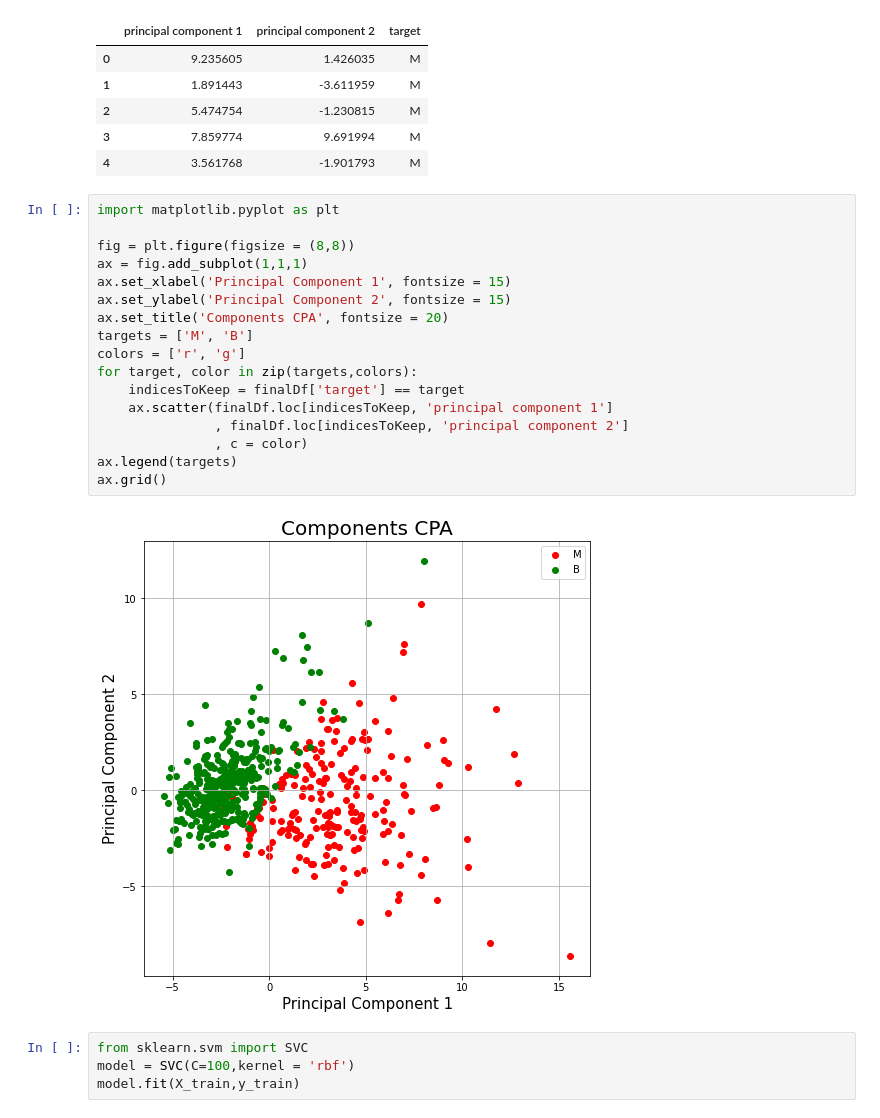
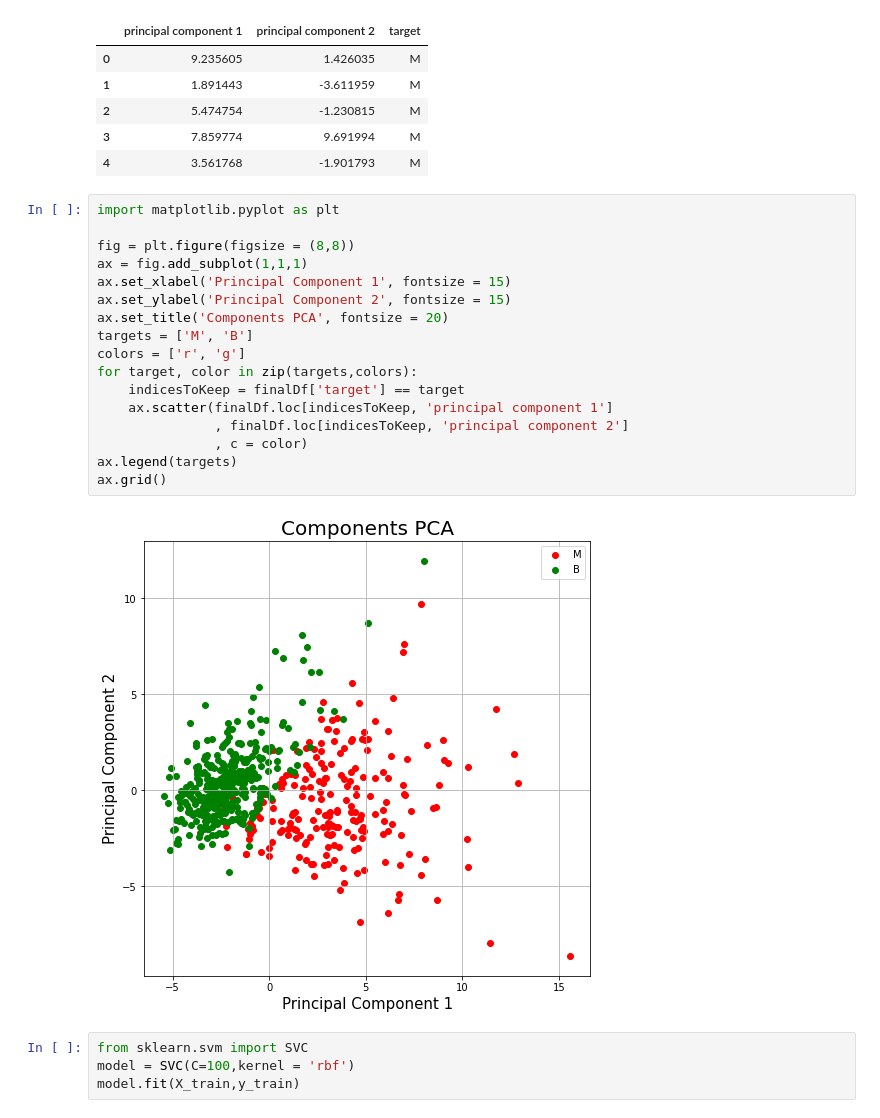
Before and after one commit to aldonugraha/UAS-SLO, a Jupyter notebook: UAS_SLO.ipynb, the cells around one changed output. Cells and saved outputs as stored; diff of their text form.

```diff
--- a/UAS_SLO.ipynb
+++ b/UAS_SLO.ipynb
@@ -150,22 +150,22 @@ finalDf.head()
 # %%
 import matplotlib.pyplot as plt
 
 fig = plt.figure(figsize = (8,8))
 ax = fig.add_subplot(1,1,1)
 ax.set_xlabel('Principal Component 1', fontsize = 15)
 ax.set_ylabel('Principal Component 2', fontsize = 15)
-ax.set_title('Components CPA', fontsize = 20)
+ax.set_title('Components PCA', fontsize = 20)
 targets = ['M', 'B']
 colors = ['r', 'g']
 for target, color in zip(targets,colors):
     indicesToKeep = finalDf['target'] == target
     ax.scatter(finalDf.loc[indicesToKeep, 'principal component 1']
                , finalDf.loc[indicesToKeep, 'principal component 2']
                , c = color)
 ax.legend(targets)
 ax.grid()
 # %% [output]
-[figure, old version]
+[figure, new version]
 # %%
 from sklearn.svm import SVC
 model = SVC(C=100,kernel = 'rbf')
```
Also changed, not shown: parts of 1 cell of this notebook.
